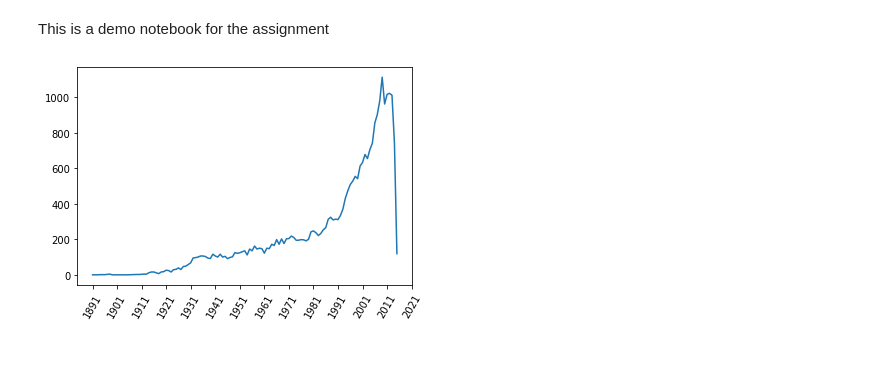
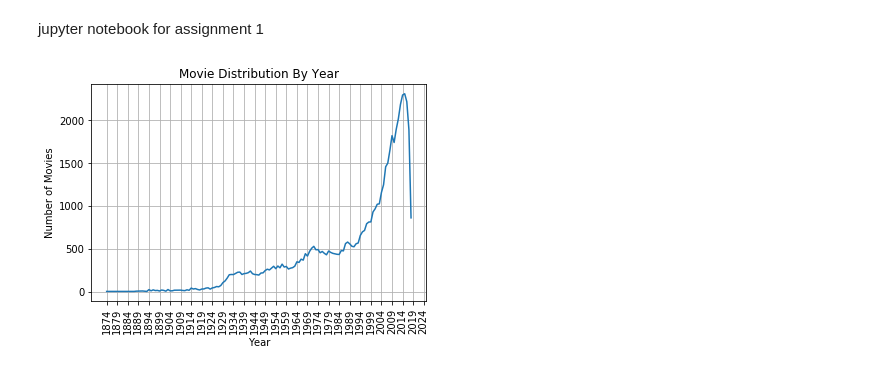
Before and after one commit to maliakber/algorithm-data-model-csc-501, a Jupyter notebook: source/csc-501-assignment-1-jupnote.ipynb, the cells around one changed output. Cells and saved outputs as stored; diff of their text form; code cells hidden in the pictures.

Commit message:
jupyter notebook is modified with the new graph

```diff
--- a/source/csc-501-assignment-1-jupnote.ipynb
+++ b/source/csc-501-assignment-1-jupnote.ipynb
@@ -1,35 +1,27 @@
 # %% [markdown]
-This is a demo notebook for the assignment
+jupyter notebook for assignment 1
-# %%
-import pandas as pd
-import numpy as np
-import re
-import matplotlib.pyplot as plt
-
-pd.set_option('display.expand_frame_repr', False)
-data = pd.read_csv("movies.csv")
-movieTitle = data['title']
-yearList = dict()
-yearListTemp = dict()
-
-
-def movies_per_year():
-    for title in movieTitle:
-        year = re.search("\\(([0-9]+)\\)$", title.strip())
-        if year:
-            y = int(year.group(1))
-            if y in yearList:
-                yearList[y] += 1
-            else:
-                yearList[y] = 1
-    for year in sorted(yearList.keys()):
-        yearListTemp[year] = yearList[year]
-    plt.plot(list(yearListTemp.keys()), list(yearListTemp.values()))
-    plt.xticks(np.arange(min(yearListTemp.keys()), max(yearListTemp.keys()) + 10, 10), rotation=60)
-    plt.show()
-
-
-# function calls
-movies_per_year()
-# %% [output]
-[figure, removed]
+# %%
+import numpy as np
+import pandas as pd
+import matplotlib.pyplot as plt
+from pandasql import sqldf
+
+
+def movies_per_year():
+    movie_year = pd.read_csv('movieYear.csv')
+    data = sqldf("SELECT yearReleased, count(*) as total FROM  movie_year  WHERE yearReleased>0 group by yearReleased "
+                 "order by yearReleased")
+    df = pd.DataFrame(data)
+    years = df['yearReleased'].tolist()
+    total = df['total'].tolist()
+    plt.plot(years, total)
+    plt.xticks(np.arange(min(years), max(years) + 10, 5), rotation=90)
+    plt.grid()
+    plt.ylabel("Number of Movies")
+    plt.xlabel("Year")
+    plt.title("Movie Distribution By Year")
+    plt.show()
+
+movies_per_year()
+# %% [output]
+[figure, added]
```
Also changed, not shown: parts of 5 cells of this notebook, 2 other files.
